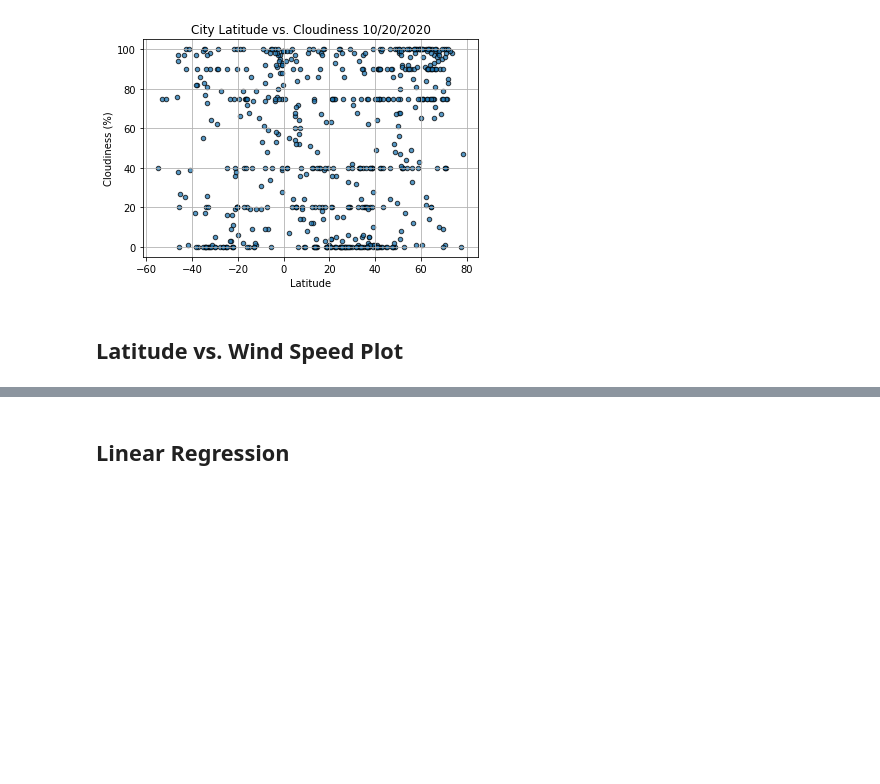
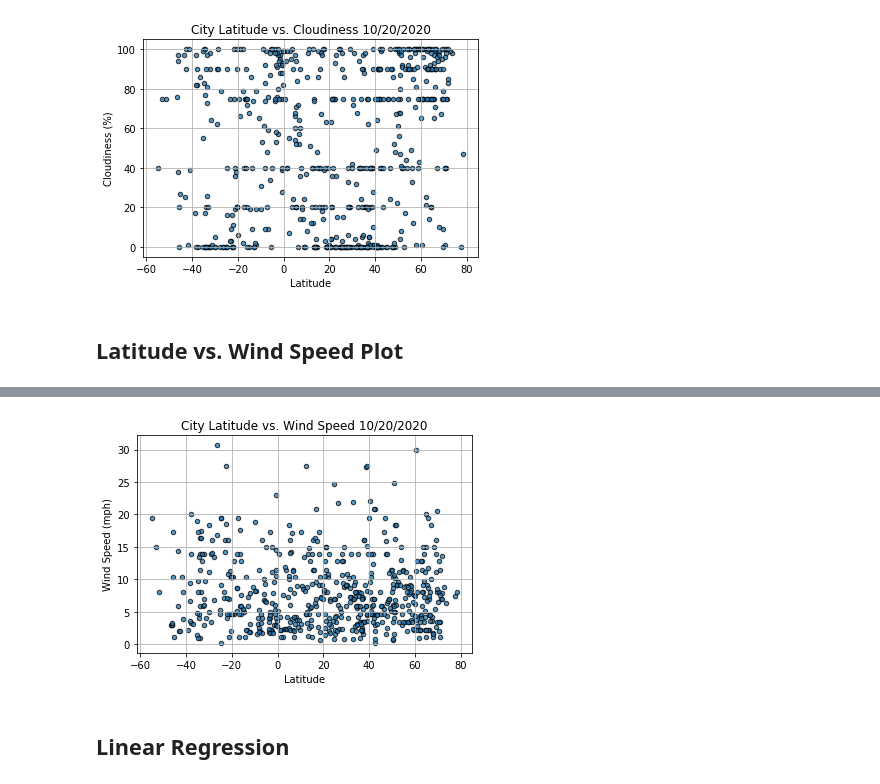
Before and after one commit to kimcrine/python-api-challenge, a Jupyter notebook: WeatherPy/WeatherPy.ipynb, the cells around one changed output, grey strips where cells are left out. Saved outputs shown, nothing was run; the diff lists cells and outputs as text; code cells hidden in the pictures; blank space fills up the shorter version.

Commit message:
Latitude vs Wind Speed

```diff
--- a/WeatherPy/WeatherPy.ipynb
+++ b/WeatherPy/WeatherPy.ipynb
@@ -258,3 +255,20 @@ plt.show()
+# %%
+# Set today's date for chart title
+date = dt.date.today().strftime("%m/%d/%Y")
+
+# Create Latitude vs. Wind Speed scatter plot
+plt.scatter(city_data["Lat"], city_data["Wind Speed"], marker="o",s = 20, alpha = .75, edgecolors = "black")
+plt.title(f"City Latitude vs. Wind Speed {date}")
+plt.ylabel("Wind Speed (mph)")
+plt.xlabel("Latitude")
+plt.grid(True)
+
+#Save graph
+plt.savefig("City Latitude vs Wind Speed.png")
+
+plt.show()
+# %% [output]
+[figure, added]
 # %% [markdown]
 ## Linear Regression
 # %% [markdown]
```
Also changed, not shown: parts of 1 cell of this notebook, 1 other file.
